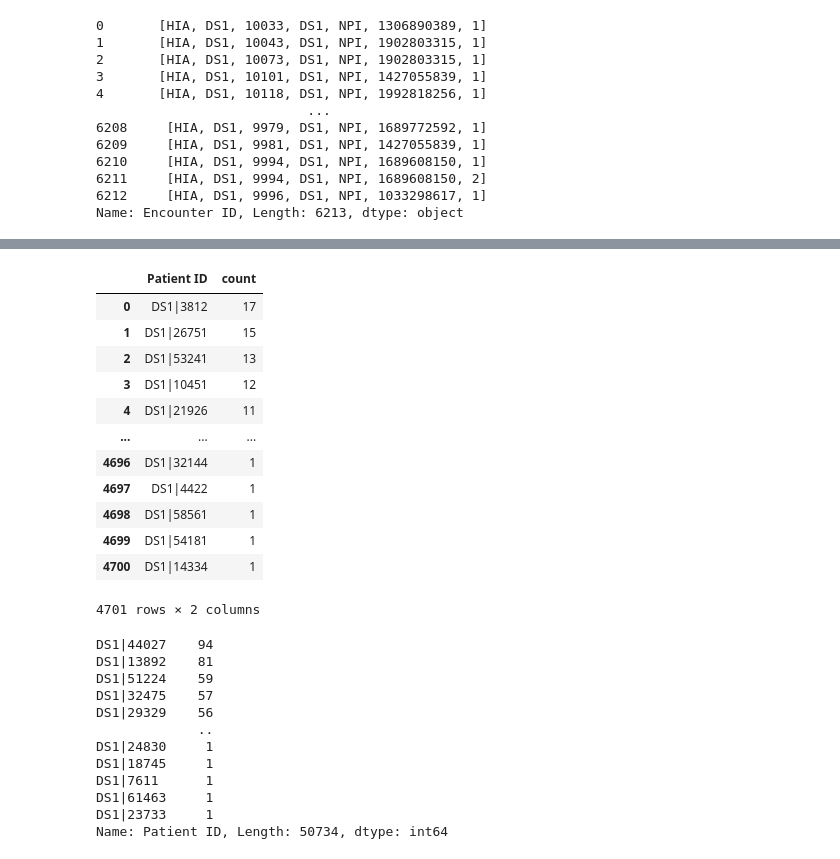
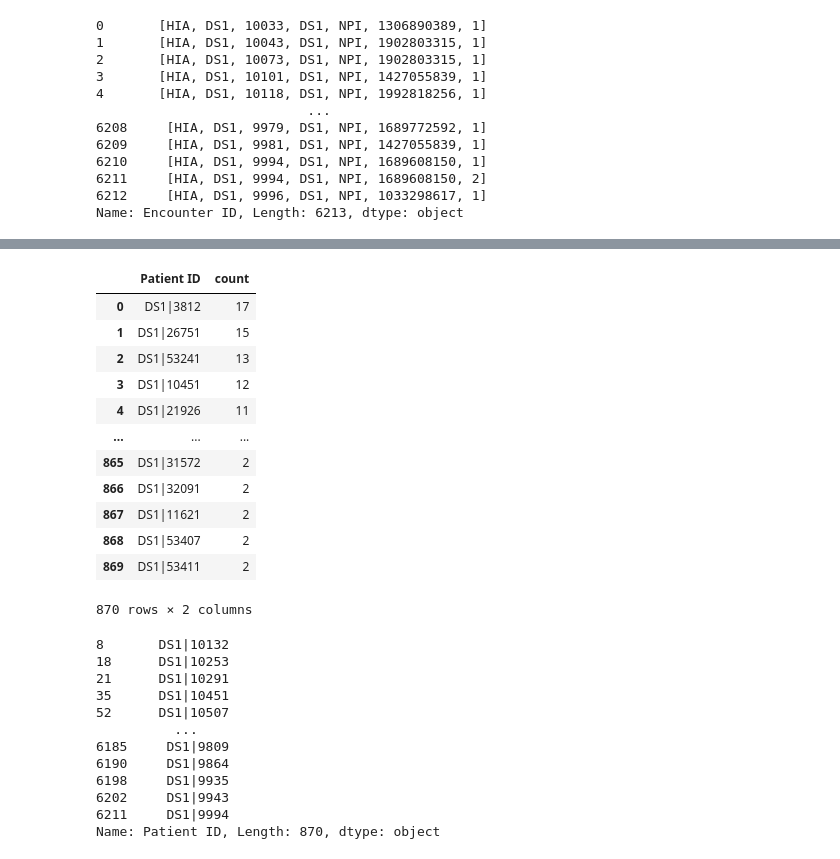
Before and after one commit to pfbabb/hostpital_readmission_analysis-jets, a Jupyter notebook: notebooks/EDA_babb.ipynb, the cells around one changed output, grey strips where cells are left out. Cells and saved outputs as stored; diff of their text form; code cells hidden in the pictures.

```diff
--- a/notebooks/EDA_babb.ipynb
+++ b/notebooks/EDA_babb.ipynb
@@ -119,36 +119,36 @@ admisEncounter.iloc[:,6].value_counts()
 Name: 6, dtype: int64
 # %%
 admiscount =  pd.DataFrame(admis['Patient ID'].value_counts()).reset_index().rename(columns={'index':'Patient ID','Patient ID':'count'})
-admiscount
+admiscount[admiscount['count']>1]
 # %% [output]
 |  | Patient ID | count |
 | 0 | DS1|3812 | 17 |
 | 1 | DS1|26751 | 15 |
 | 2 | DS1|53241 | 13 |
 | 3 | DS1|10451 | 12 |
 | 4 | DS1|21926 | 11 |
 | ... | ... | ... |
-| 4696 | DS1|32144 | 1 |
-| 4697 | DS1|4422 | 1 |
-| 4698 | DS1|58561 | 1 |
-| 4699 | DS1|54181 | 1 |
-| 4700 | DS1|14334 | 1 |
+| 865 | DS1|31572 | 2 |
+| 866 | DS1|32091 | 2 |
+| 867 | DS1|11621 | 2 |
+| 868 | DS1|53407 | 2 |
+| 869 | DS1|53411 | 2 |
-4701 rows × 2 columns
+870 rows × 2 columns
 # %%
-visits['Patient ID'].value_counts()
+admis['Patient ID'][admis['Patient ID'].duplicated()].drop_duplicates()
 # %% [output]
-DS1|44027    94
-DS1|13892    81
-DS1|51224    59
-DS1|32475    57
-DS1|29329    56
-             ..
-DS1|24830     1
-DS1|18745     1
-DS1|7611      1
-DS1|61463     1
-DS1|23733     1
-Name: Patient ID, Length: 50734, dtype: int64
+8       DS1|10132
+18      DS1|10253
+21      DS1|10291
+35      DS1|10451
+52      DS1|10507
+          ...
+6185     DS1|9809
+6190     DS1|9864
+6198     DS1|9935
+6202     DS1|9943
+6211     DS1|9994
+Name: Patient ID, Length: 870, dtype: object
 # %%
 patient = admis[admis['Patient ID']=='DS1|21926'].sort_values('Encounter End Date')
 patient
```
Also changed, not shown: parts of 5 cells of this notebook.
